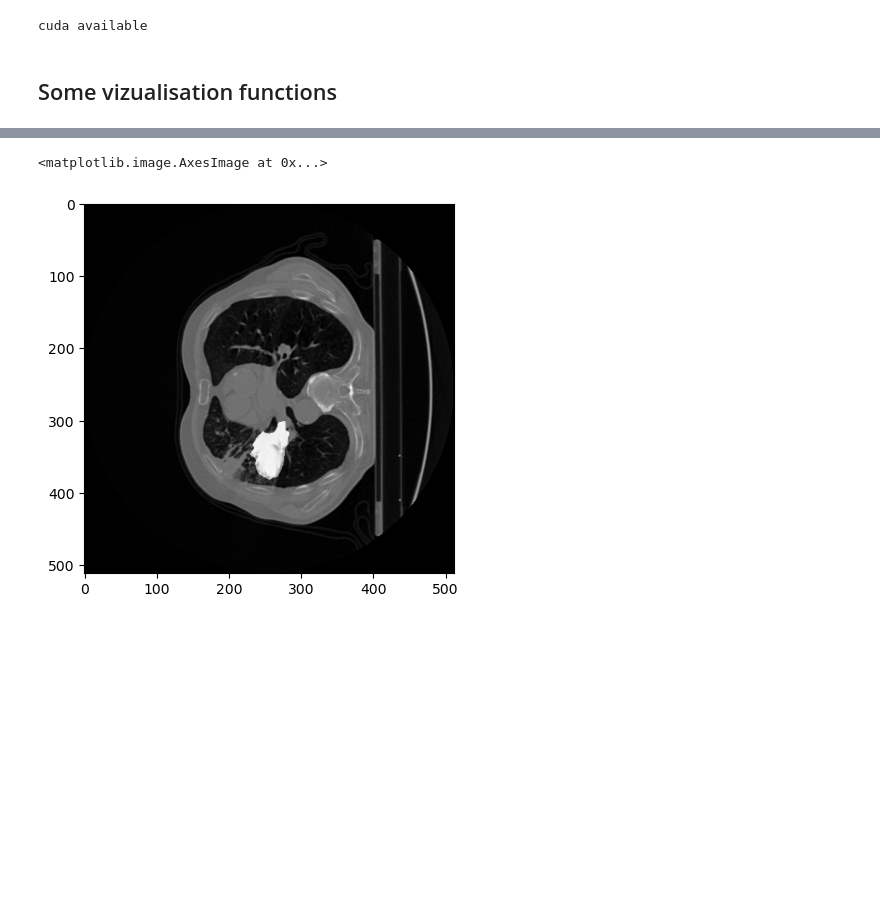
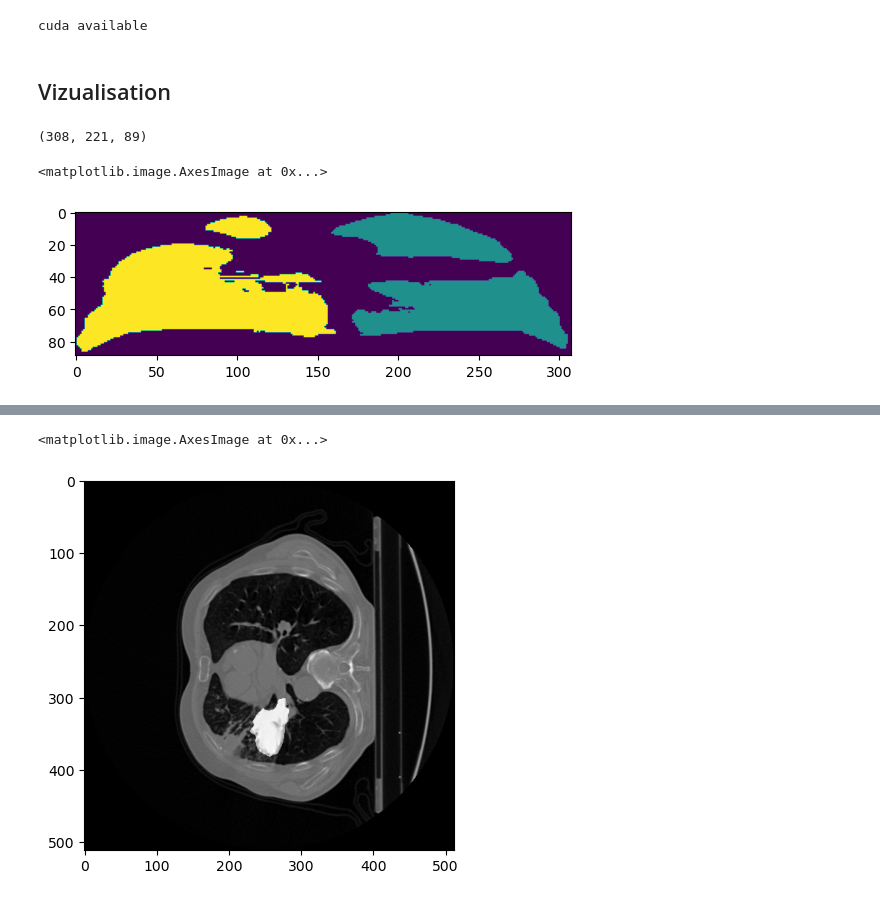
Before and after one commit to simonqueric/IPPMed, a Jupyter notebook: challenge.ipynb, the cells around one changed output, grey strips where cells are left out. Drawn from its saved outputs; the diff is of its cells as text; code cells hidden in the pictures; blank space fills up the shorter version.

```diff
--- a/challenge.ipynb
+++ b/challenge.ipynb
@@ -23,4 +25,17 @@ else:
 # %% [output]
 cuda available
 # %% [markdown]
-## Some vizualisation functions
+## Vizualisation
+# %%
+img_vol = nib.load("data/train/volume/LUNG1-001_vol.nii.gz").get_fdata()
+img_seg = nib.load("data/train/seg/LUNG1-001_seg.nii.gz").get_fdata()
+img_lung = nib.load("data/train/lungs_seg/LUNG1-001_lungseg.nii.gz").get_fdata()
+# %%
+img_lung.shape
+# %% [output]
+(308, 221, 89)
+# %%
+plt.imshow(img_lung[:,110,::-1].T)
+# %% [output]
+<matplotlib.image.AxesImage at 0x...>
+[figure, added]
```
Also changed, not shown: parts of 81 cells of this notebook.
